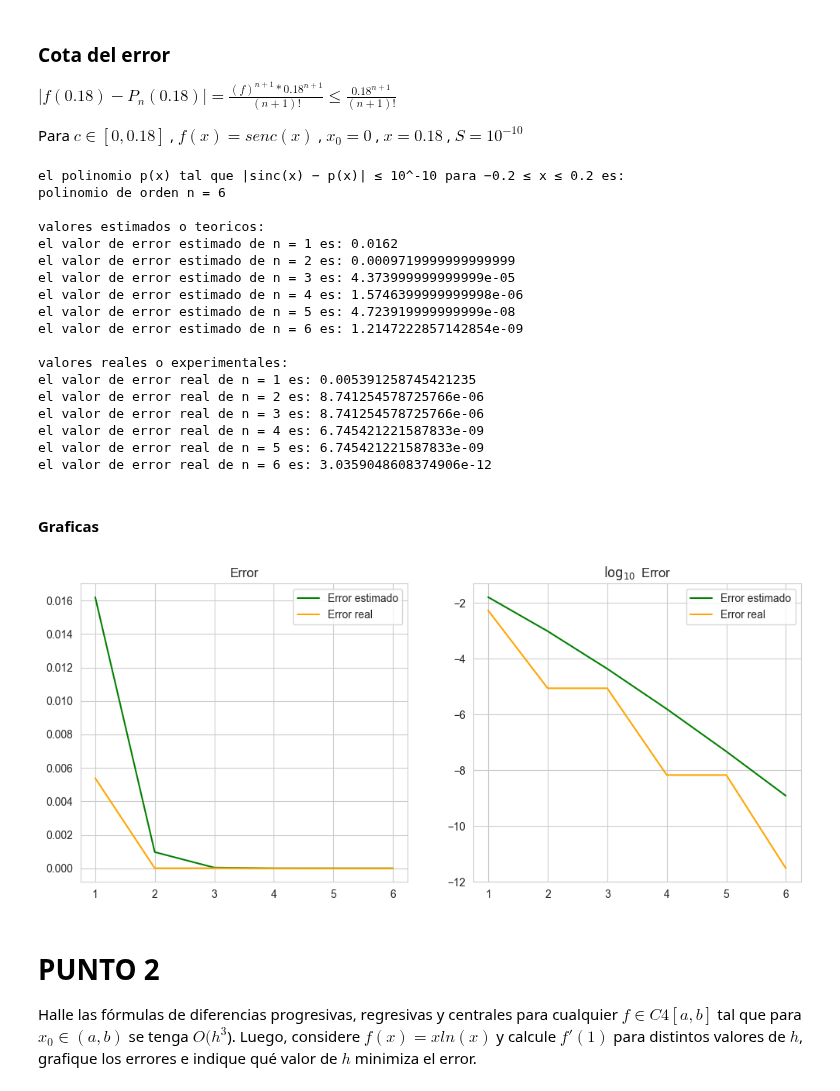
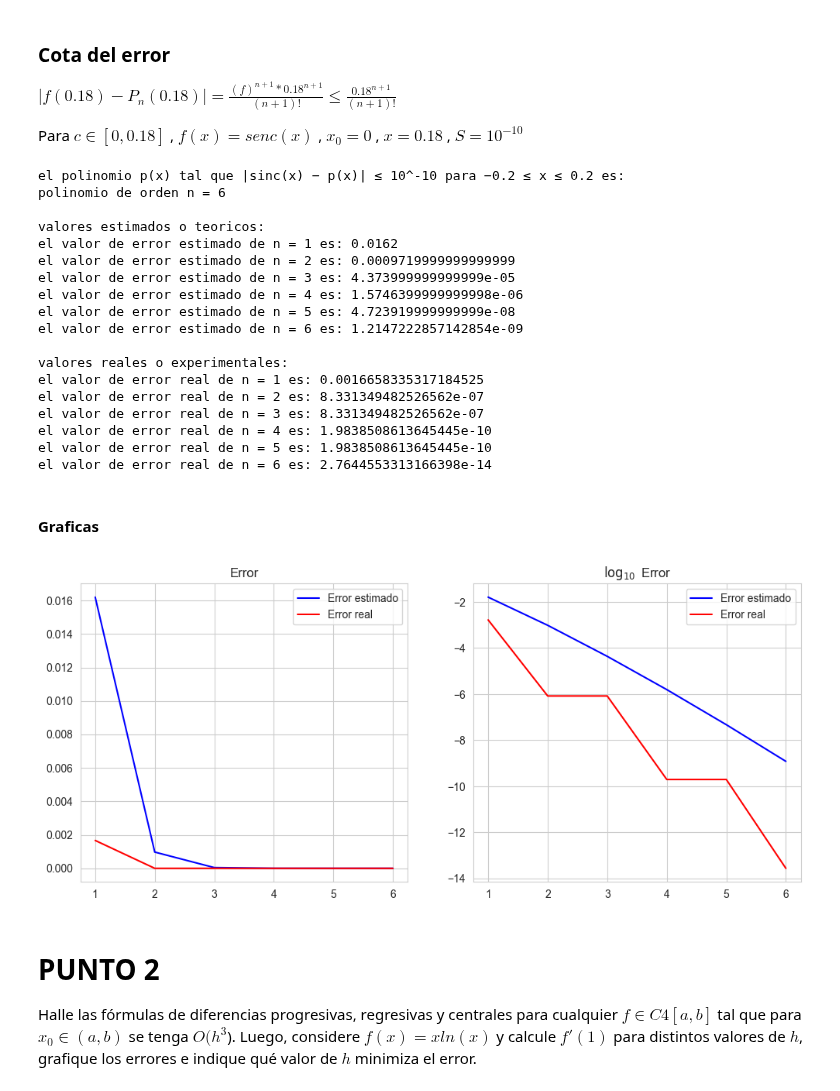
Before and after one commit to K3nnyZY/computer-solutions, a Jupyter notebook: Lab1,Kenny_Zhu,Samir_mercado.ipynb, the cells around one changed output. Cells and saved outputs as stored; diff of their text form; code cells hidden in the pictures.

```diff
--- a/Lab1,Kenny_Zhu,Samir_mercado.ipynb
+++ b/Lab1,Kenny_Zhu,Samir_mercado.ipynb
@@ -49,14 +49,15 @@ $|f(0.18)-P_n(0.18)| = \frac{(f)^{n+1}*0.18^{n+1}}{(n+1)!}\leq \frac{0.18^{n+1}}
 Para $c\in[0,0.18]$ , $f(x)=senc(x)$ , $x_{0}=0$ , $x=0.18$ , $S=10^{-10}$
 # %%
 n_pol = len(p)   # tamaño del polinomio a utilizar
-pol_deg = np.arange(1,n_pol+1)  # cea una lista hasta el polinomi a utilizar
+pol_deg = np.arange(1,n_pol+1)  # cea una lista hasta el polinomio a utilizar
 
-f_eval = sinc.subs(x,0.18).evalf() # intercambia valores de x en la funcion
-error_experiment = []
-for n in range(n_pol):
-  p_n = p[n]
-  p_eval = p_n.subs(x,0.18).evalf()   # intercambia valores de x en los polinomios
-  error_experiment.append(np.abs(float(f_eval-p_eval)))  # error experimental añadiendo a la lista
+
+error_teoric = [((0.18)**(n+1))/(mt.factorial(n+1)) for n in pol_deg]   # error estimado con lagrange, esa ecuacion siempre es mayor al lagrange
+
+
+f_eval = sinc.subs(x,0.1).evalf() # intercambia valores de x en la funcion
+error_experiment = [np.abs(float(f_eval - p_n.subs(x, 0.1).evalf())) for p_n in p] # se crea p_n en la cual se itera a travez de la lista de polinomio
+
 
 found_n = False  # se inicializa una variable boobleana
 for i in range(len(error_experiment)):
@@ -68,8 +69,6 @@ if not found_n:  # seria False si no lo encuentra
   print("no hay polinomio p(x) tal que |sinc(x) − p(x)| ≤ 10^-10 para −0.2 ≤ x ≤ 0.2, escriba mas polinomios")
 
 
-error_teoric = [((0.18)**(n+1))/(mt.factorial(n+1)) for n in pol_deg]   # error estimado con lagrange, esa ecuacion siempre es mayor al lagrange
-
 print("\nvalores estimados o teoricos: ")
 for i in range(len(pol_deg)):
   print(f"el valor de error estimado de n = {pol_deg[i]} es: {error_teoric[i]}")
@@ -90,28 +89,28 @@ el valor de error estimado de n = 5 es: 4.723919999999999e-08
 el valor de error estimado de n = 6 es: 1.2147222857142854e-09
 
 valores reales o experimentales:
-el valor de error real de n = 1 es: 0.005391258745421235
-el valor de error real de n = 2 es: 8.741254578725766e-06
-el valor de error real de n = 3 es: 8.741254578725766e-06
-el valor de error real de n = 4 es: 6.745421221587833e-09
-el valor de error real de n = 5 es: 6.745421221587833e-09
-el valor de error real de n = 6 es: 3.0359048608374906e-12
+el valor de error real de n = 1 es: 0.0016658335317184525
+el valor de error real de n = 2 es: 8.331349482526562e-07
+el valor de error real de n = 3 es: 8.331349482526562e-07
+el valor de error real de n = 4 es: 1.9838508613645445e-10
+el valor de error real de n = 5 es: 1.9838508613645445e-10
+el valor de error real de n = 6 es: 2.7644553313166398e-14
 # %% [markdown]
 #### Graficas
 # %%
 fig, (ax1, ax2) = plt.subplots(1, 2, figsize=(12,5))
 
-ax1.plot(pol_deg,error_teoric,color='g')
-ax1.plot(pol_deg,error_experiment, color ='orange')
+ax1.plot(pol_deg,error_teoric,color='b')
+ax1.plot(pol_deg,error_experiment, color ='r')
 ax1.set_title('Error')
 ax1.legend(['Error estimado', 'Error real'], prop={'size':10})
 
-ax2.plot(pol_deg,np.log10(error_teoric),color='g')
-ax2.plot(pol_deg,np.log10(error_experiment), color = 'orange')
+ax2.plot(pol_deg,np.log10(error_teoric),color='b')
+ax2.plot(pol_deg,np.log10(error_experiment), color = 'r')
 ax2.set_title('$\log_{10}$ Error')
 ax2.legend(['Error estimado', 'Error real'], prop={'size':10});
 # %% [output]
-[figure, old version]
+[figure, new version]
 # %% [markdown]
 # PUNTO 2
 Halle las fórmulas de diferencias progresivas, regresivas y centrales para cualquier $f ∈ C4[a, b]$ tal que para $x_{0} ∈ (a,b)$ se tenga $O(h^3$). Luego, considere $f(x) = xln(x)$ y calcule $f′(1)$ para distintos valores de $h$, grafique los errores e indique qué valor de $h$ minimiza el error.
```
Also changed, not shown: 1 other file.
